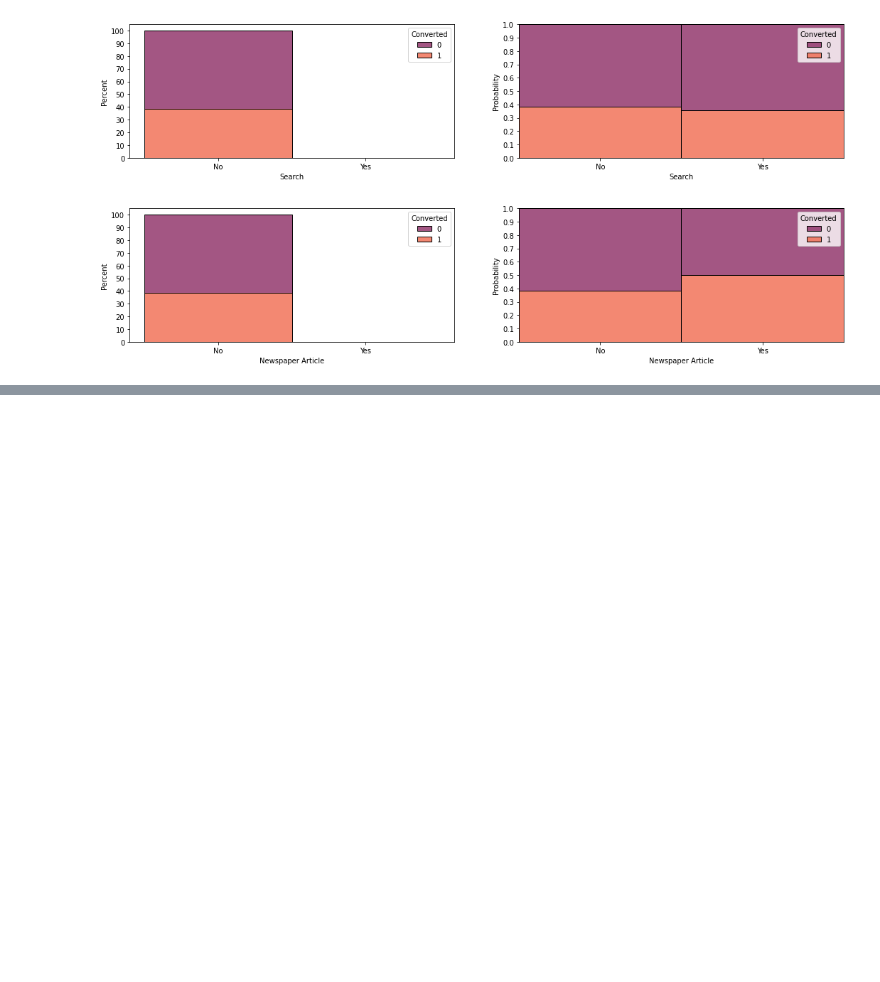
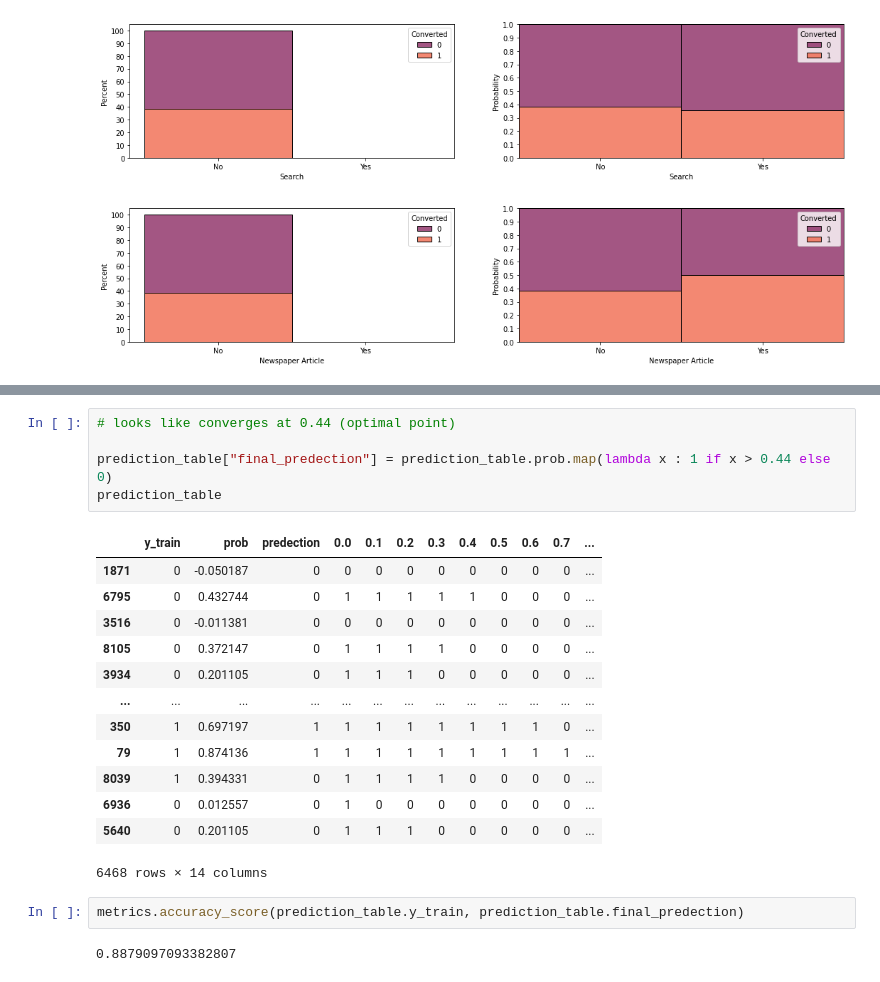
Before and after one commit to ted-198/Upgrad-Case-Study-Logestic-Regression, a Jupyter notebook: Logistic regression case study.ipynb, the cells around one changed output, grey strips where cells are left out. Drawn from its saved outputs; the diff is of its cells as text; blank space fills up the shorter version.

```diff
--- a/Logistic regression case study.ipynb
+++ b/Logistic regression case study.ipynb
@@ -1007,0 +2662,23 @@ rfe_cols.shape
+# %%
+# looks like converges at 0.44 (optimal point)
+
+prediction_table["final_predection"] = prediction_table.prob.map(lambda x : 1 if x > 0.44 else 0)
+prediction_table
+# %% [output]
+|  | y_train | prob | predection | 0.0 | 0.1 | 0.2 | 0.3 | 0.4 | 0.5 | 0.6 | 0.7 | ... |
+| 1871 | 0 | -0.050187 | 0 | 0 | 0 | 0 | 0 | 0 | 0 | 0 | 0 | ... |
+| 6795 | 0 | 0.432744 | 0 | 1 | 1 | 1 | 1 | 1 | 0 | 0 | 0 | ... |
+| 3516 | 0 | -0.011381 | 0 | 0 | 0 | 0 | 0 | 0 | 0 | 0 | 0 | ... |
+| 8105 | 0 | 0.372147 | 0 | 1 | 1 | 1 | 1 | 0 | 0 | 0 | 0 | ... |
+| 3934 | 0 | 0.201105 | 0 | 1 | 1 | 1 | 0 | 0 | 0 | 0 | 0 | ... |
+| ... | ... | ... | ... | ... | ... | ... | ... | ... | ... | ... | ... | ... |
+| 350 | 1 | 0.697197 | 1 | 1 | 1 | 1 | 1 | 1 | 1 | 1 | 0 | ... |
+| 79 | 1 | 0.874136 | 1 | 1 | 1 | 1 | 1 | 1 | 1 | 1 | 1 | ... |
+| 8039 | 1 | 0.394331 | 0 | 1 | 1 | 1 | 1 | 0 | 0 | 0 | 0 | ... |
+| 6936 | 0 | 0.012557 | 0 | 1 | 0 | 0 | 0 | 0 | 0 | 0 | 0 | ... |
+| 5640 | 0 | 0.201105 | 0 | 1 | 1 | 1 | 0 | 0 | 0 | 0 | 0 | ... |
+6468 rows × 14 columns
+# %%
+metrics.accuracy_score(prediction_table.y_train, prediction_table.final_predection)
+# %% [output]
+0.8879097093382807
```
Also changed, not shown: parts of 141 cells of this notebook.
